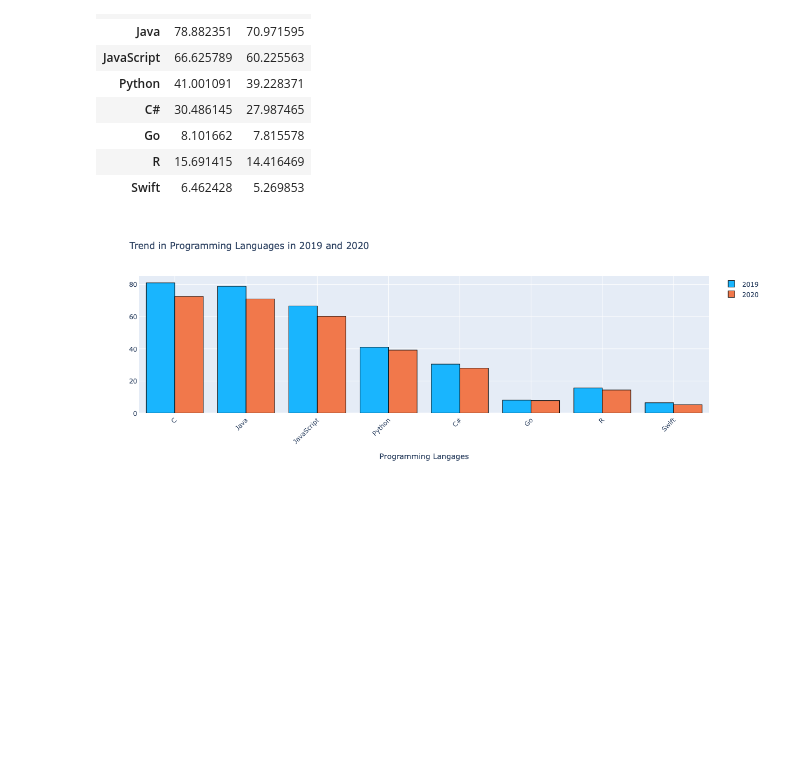
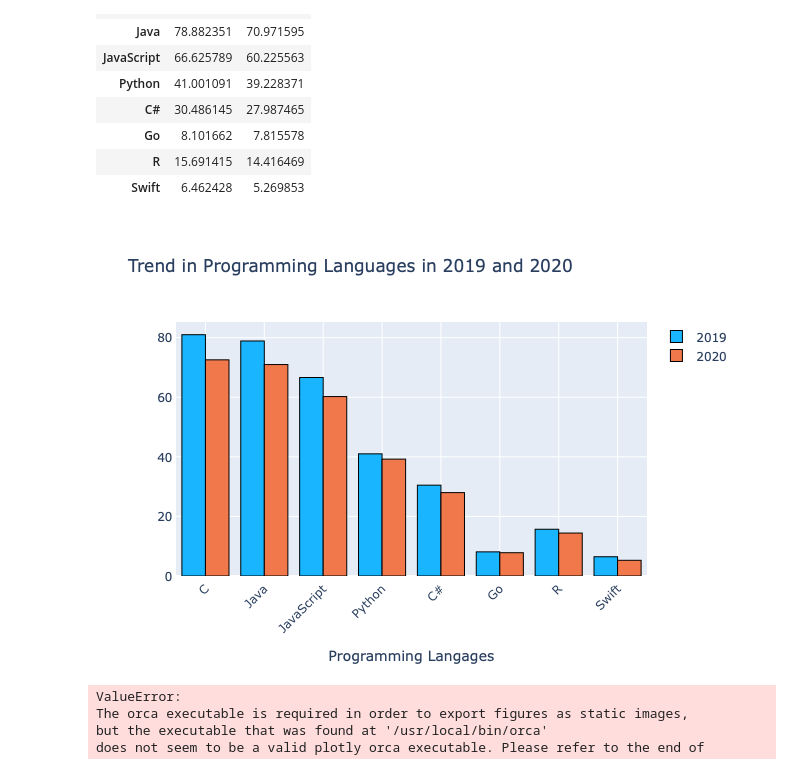
Before and after one commit to birnesh/Stack-Overflow-Dev_survey-Analysis, a Jupyter notebook: 2019_vs_2020.ipynb, the cells around one changed output. Cells and saved outputs as stored; diff of their text form; code cells hidden in the pictures; blank space fills up the shorter version.

Commit message:
added electron locally

```diff
--- a/2019_vs_2020.ipynb
+++ b/2019_vs_2020.ipynb
@@ -51,34 +51,44 @@ t_language_df
 x = t_language_df.index
 
 trace1 = go.Bar(x=x,
                 y=t_language_df['2019'],
                 name='2019',
                 hovertemplate = '%{x}: %{y:.2f}%<extra></extra><br>'+
                 '2019',
                 marker={'color':'rgba(25,181,254,1)', 'line':{'color':'#000','width':1}}
                )
 trace2 = go.Bar(x=x,
                 y=t_language_df['2020'],
                 hovertemplate = '%{x}: %{y:.2f}%<extra></extra><br>'+
                 '2020',
                 name='2020',
                 marker={'color':'rgba(241,120,75,1)', 'line':{'color':'#000','width':1}}
                )
 data = [trace1,trace2]
 layout = {
   'xaxis': {'title': 'Programming Langages','tickangle':-45},
   'barmode': 'group',
   'hoverlabel':{
         'bgcolor':'white',
         'font_size':16,
         'font_family':'Rockwell'
     },
   'title': 'Trend in Programming Languages in 2019 and 2020'
 };
 
 fig = go.Figure(data, layout)
-iplot(fig)
-
-# fig.show()
+# iplot(fig)
+fig.show()
 # %% [output]
-[figure, old version]
+[figure, new version]
+# %%
+import plotly.express as px
+import plotly
+plotly.io.orca.config.executable = '/usr/local/bin/orca'
+fig = px.scatter(px.data.iris(), x="sepal_width", y="sepal_length", color="species")
+fig.show("png")
+# %% [output]
+ValueError:
+The orca executable is required in order to export figures as static images,
+but the executable that was found at '/usr/local/bin/orca'
+does not seem to be a valid plotly orca executable. Please refer to the end of
```
